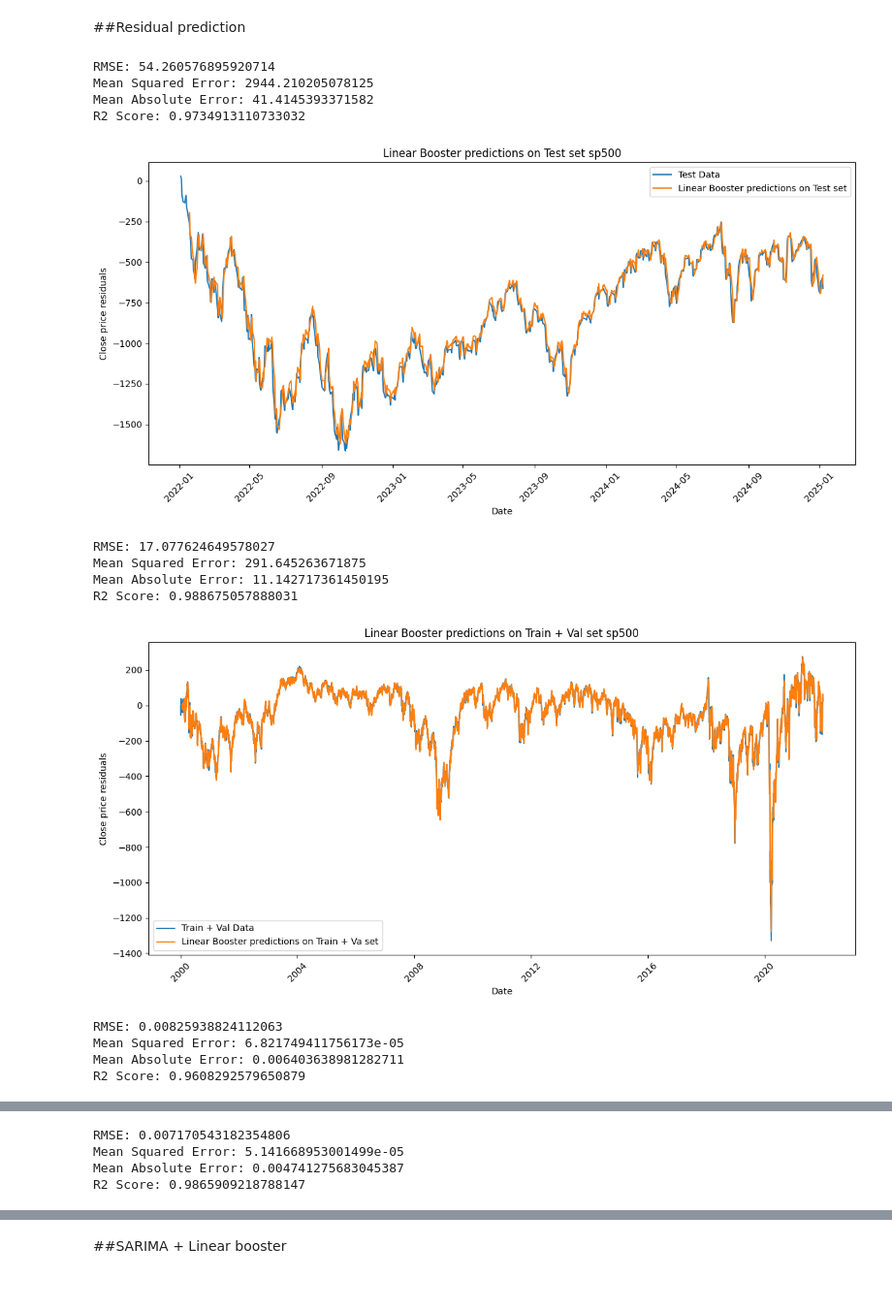
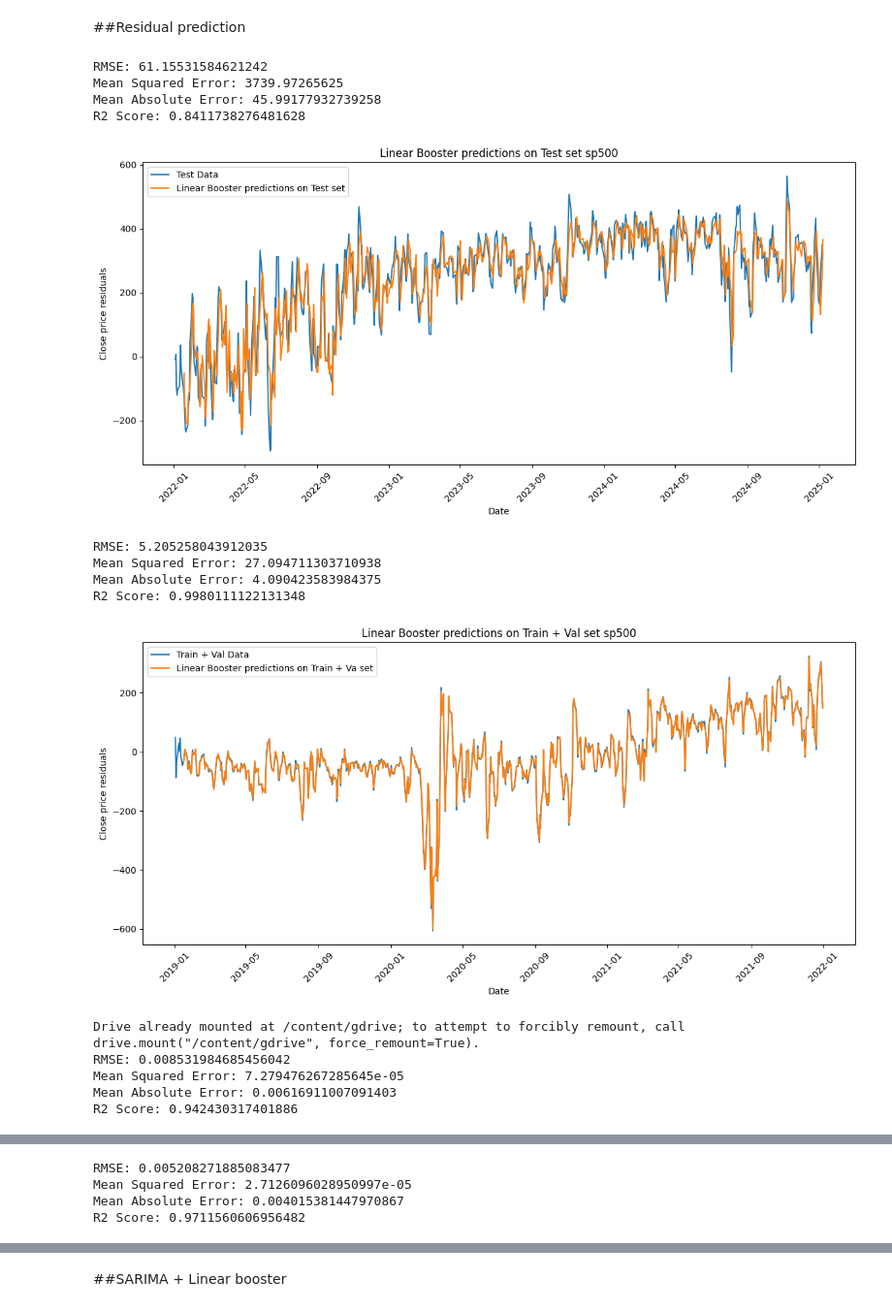
Before and after one commit to andreadamiano/Arbitrated-Dynamic-Ensemble, a Jupyter notebook: Project_code/XGBoost/XGBoost model.ipynb, the cells around one changed output, grey strips where cells are left out. Shown at 97% size. Cells and saved outputs as stored; diff of their text form; code cells hidden in the pictures.

```diff
--- a/Project_code/XGBoost/XGBoost model.ipynb
+++ b/Project_code/XGBoost/XGBoost model.ipynb
@@ -570,6 +571,8 @@ import time
 from joblib import Parallel, delayed, dump, load
 from scipy.stats import uniform
 # %%
+name = "sp500"
+
 #parallel bayesian optimization
 class OptimizationMangoParallel:
   def __init__(self, njobs: int, configuration_params: dict, X_train, y_train, X_val, y_val):
@@ -608,7 +611,7 @@ class OptimizationMangoParallel:
         y_pred = model.predict(self.X_val)
 
         # unscale predictions
-        y_pred = scaler.inverse_transform(y_pred.reshape(-1, 1))
+        y_pred = scaler[name].inverse_transform(y_pred.reshape(-1, 1))
 
         rmse = np.sqrt(mean_squared_error(val_data[10:], y_pred)) # Compute RMSE
         # print(rmse)
@@ -636,7 +639,7 @@ class OptimizationMangoParallel:
 # Parallel hyperparameters tuning
 config_params = {'num_iteration': 40, 'initial_random': 10}
 start_time = time.time()
-optim = OptimizationMangoParallel(njobs=4, configuration_params=config_params, X_train=X_train, y_train=y_train, X_val=X_val , y_val = y_val) #initialize a new instance of the class
+optim = OptimizationMangoParallel(njobs=4, configuration_params=config_params, X_train=X_train[name], y_train=y_train[name], X_val=X_val[name] , y_val = y_val[name]) #initialize a new instance of the class
 best_parameters, best_objective = optim.mango_optimization()
 print(f'The optimisation in parallel takes {(time.time() - start_time) / 60.} minutes.')
 
@@ -677,31 +665,38 @@ best accuracy: 48.327849679946446
 # %%
 model = {}
 y_test_pred = {}
-y_train_val_pred = {}
+y_train_pred = {}
 
 
 for name, dataset in datasets.items():
 
-    best_params = {"n_estimators": 300,  "max_depth": 5,  "min_samples_split" : 5, "min_samples_leaf" : 0.1}
+    # best_params = {"n_estimators": 300,  "max_depth": 5,  "min_samples_split" : 5, "min_samples_leaf" : 0.1}
+    if name == "sp500":
+        # best_params = {"n_estimators": 300,  "max_depth": 10,  "min_samples_split" : 10, "min_samples_leaf" : 0.04}
+        best_params = {"n_estimators": 300,  "max_depth": 10,  "min_samples_split" : 10, "min_samples_leaf" : 0.01}
+        ridge = Ridge(alpha=2)
+    elif name == "eur_usd":
+        best_params = {"n_estimators": 5,  "max_depth": 8,  "min_samples_split" : 10, "min_samples_leaf" : 1}
+        ridge = Ridge(alpha=2)
+
     # best_params = {'alpha': 3.7802575891260792, 'max_depth': 8, 'min_samples_leaf': 12, 'min_samples_split': 10, 'n_estimators': 164}
     # alpha = best_params["alpha"]
     # best_params.pop('alpha', None)
 
 
     #fit model
-    ridge = Ridge(alpha=0.1)
     model[name] = LinearBoostRegressor(base_estimator=ridge, **best_params)
-    model[name].fit(X_train_val[name], y_train_val[name])
+    model[name].fit(X_train[name], y_train[name])
 
 
     #predictions
     y_test_pred[name] = model[name].predict(X_test[name])
-    y_train_val_pred[name] = model[name].predict(X_train_val[name])
+    y_train_pred[name] = model[name].predict(X_train[name])
 
 
     #unscale predictions
     y_test_pred[name] = scaler[name].inverse_transform(y_test_pred[name].reshape(-1, 1))
-    y_train_val_pred[name] = scaler[name].inverse_transform(y_train_val_pred[name].reshape(-1, 1))
+    y_train_pred[name] = scaler[name].inverse_transform(y_train_pred[name].reshape(-1, 1))
 
 
     #compute metrics
@@ -721,53 +716,54 @@ for name, dataset in datasets.items():
     sns.lineplot(x= test_data[name].index, y = test_data[name].squeeze(), label="Test Data")
     sns.lineplot(x=test_data[name][10:].index, y=y_test_pred[name].squeeze(), label="Linear Booster predictions on Test set")
     plt.title(f'Linear Booster predictions on Test set {name}')
     plt.xlabel('Date')
     plt.ylabel('Close price residuals')
     plt.xticks(rotation=45)  # Rotate x-axis labels
     plt.tight_layout() # Automatically adjusts the layout
     plt.legend()
     plt.show()
 
 
-    mse = mean_squared_error(train_val_data[name][10:], y_train_val_pred[name])
-    rmse = np.sqrt(mean_squared_error(train_val_data[name][10:], y_train_val_pred[name]))
-    mae = mean_absolute_error(train_val_data[name][10:], y_train_val_pred[name])
-    r2 = r2_score(train_val_data[name][10:], y_train_val_pred[name])
+    mse = mean_squared_error(train_data[name][10:], y_train_pred[name])
+    rmse = np.sqrt(mean_squared_error(train_data[name][10:], y_train_pred[name]))
+    mae = mean_absolute_error(train_data[name][10:], y_train_pred[name])
+    r2 = r2_score(train_data[name][10:], y_train_pred[name])
     print(f'RMSE: {rmse}')
     print(f'Mean Squared Error: {mse}')
     print(f'Mean Absolute Error: {mae}')
     print(f'R2 Score: {r2}')
 
 
     #visualize
     plt.figure(figsize=(12, 6))
-    sns.lineplot(x= train_val_data[name].index, y = train_val_data[name].squeeze(), label="Train + Val Data")
-    sns.lineplot(x=train_val_data[name][10:].index, y=y_train_val_pred[name].squeeze(), label="Linear Booster predictions on Train + Va set")
+    sns.lineplot(x= train_data[name].index, y = train_data[name].squeeze(), label="Train + Val Data")
+    sns.lineplot(x=train_data[name][10:].index, y=y_train_pred[name].squeeze(), label="Linear Booster predictions on Train + Va set")
     plt.title(f'Linear Booster predictions on Train + Val set {name}')
     plt.xlabel('Date')
     plt.ylabel('Close price residuals')
     plt.xticks(rotation=45)  # Rotate x-axis labels
     plt.tight_layout() # Automatically adjusts the layout
     plt.legend()
     plt.show()
 
 
     #save model on google drive
-    # drive.mount("/content/gdrive")
-    # file_path = '/content/gdrive/MyDrive/università/Tesi/models/Linear_booster.joblib'
-    # dump(model, file_path)
+    drive.mount("/content/gdrive")
+    file_path = f'/content/gdrive/MyDrive/università/Tesi/models/{name}/Linear_booster.joblib'
+    dump(model[name], file_path)
 # %% [output]
-RMSE: 54.260576895920714
-Mean Squared Error: 2944.210205078125
-Mean Absolute Error: 41.4145393371582
-R2 Score: 0.9734913110733032
+RMSE: 61.15531584621242
+Mean Squared Error: 3739.97265625
+Mean Absolute Error: 45.99177932739258
+R2 Score: 0.8411738276481628
-[figure, old version]
+[figure, new version]
-RMSE: 17.077624649578027
-Mean Squared Error: 291.645263671875
-Mean Absolute Error: 11.142717361450195
-R2 Score: 0.988675057888031
+RMSE: 5.205258043912035
+Mean Squared Error: 27.094711303710938
+Mean Absolute Error: 4.090423583984375
+R2 Score: 0.9980111122131348
-[figure, old version]
+[figure, new version]
-RMSE: 0.00825938824112063
-Mean Squared Error: 6.821749411756173e-05
-Mean Absolute Error: 0.006403638981282711
-R2 Score: 0.9608292579650879
+Drive already mounted at /content/gdrive; to attempt to forcibly remount, call drive.mount("/content/gdrive", force_remount=True).
+RMSE: 0.008531984685456042
+Mean Squared Error: 7.279476267285645e-05
+Mean Absolute Error: 0.00616911007091403
+R2 Score: 0.942430317401886
@@ -775,4 +771,4 @@ R2 Score: 0.9608292579650879
-RMSE: 0.007170543182354806
-Mean Squared Error: 5.141668953001499e-05
-Mean Absolute Error: 0.004741275683045387
-R2 Score: 0.9865909218788147
+RMSE: 0.005208271885083477
+Mean Squared Error: 2.7126096028950997e-05
+Mean Absolute Error: 0.004015381447970867
+R2 Score: 0.9711560606956482
```
Also changed, not shown: parts of 8 cells of this notebook, 29 other files.
